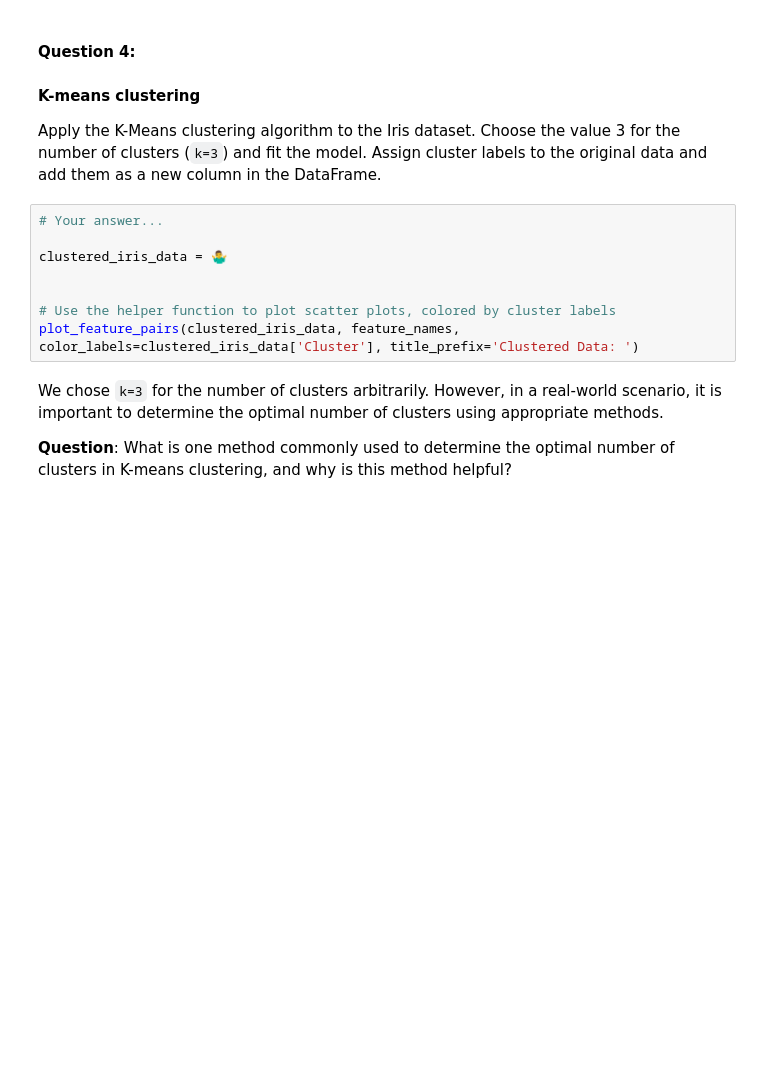
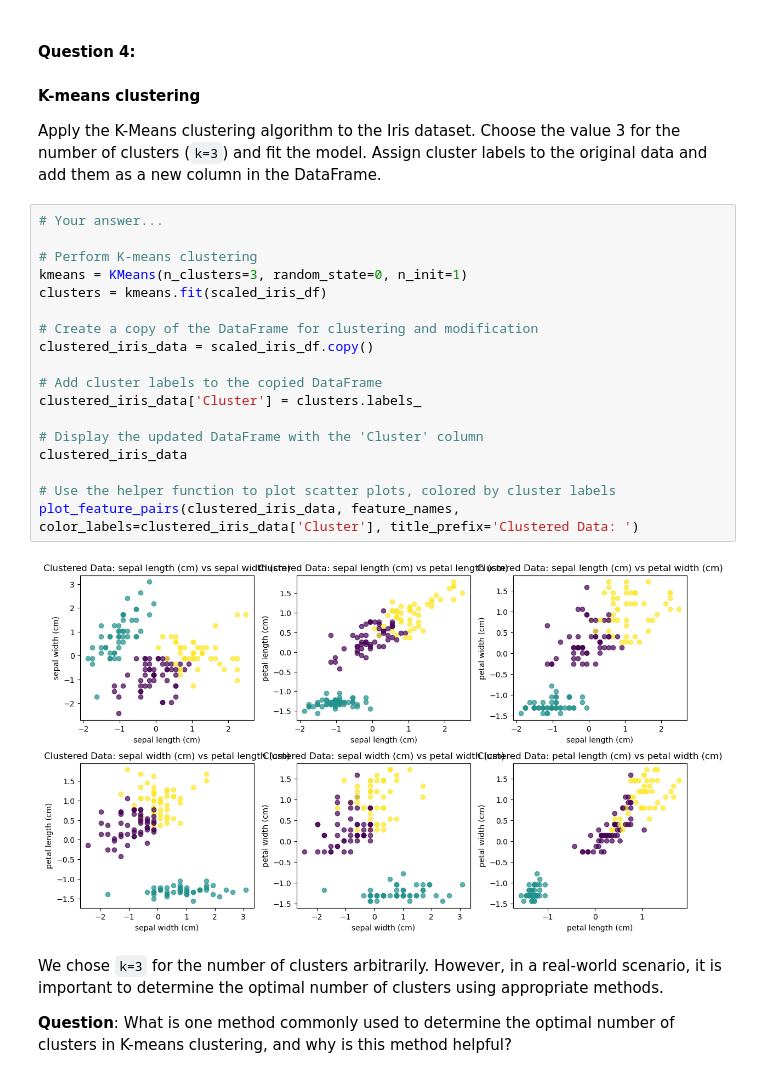
Before and after one commit to s-gunde/applying_statistical_concepts, a Jupyter notebook: 02_activities/assignments/assignment_3.ipynb, the cells around one changed output. Cells and saved outputs as stored; diff of their text form; blank space fills up the shorter version.

```diff
--- a/02_activities/assignments/assignment_3.ipynb
+++ b/02_activities/assignments/assignment_3.ipynb
@@ -178,11 +180,23 @@ Apply the K-Means clustering algorithm to the Iris dataset. Choose the value 3 f
 # %%
 # Your answer...
 
-clustered_iris_data = 🤷‍♂️
+# Perform K-means clustering
+kmeans = KMeans(n_clusters=3, random_state=0, n_init=1)
+clusters = kmeans.fit(scaled_iris_df)
 
+# Create a copy of the DataFrame for clustering and modification
+clustered_iris_data = scaled_iris_df.copy()
+
+# Add cluster labels to the copied DataFrame
+clustered_iris_data['Cluster'] = clusters.labels_
+
+# Display the updated DataFrame with the 'Cluster' column
+clustered_iris_data
 
 # Use the helper function to plot scatter plots, colored by cluster labels
 plot_feature_pairs(clustered_iris_data, feature_names, color_labels=clustered_iris_data['Cluster'], title_prefix='Clustered Data: ')
+# %% [output]
+[figure, added]
 # %% [markdown]
 We chose `k=3` for the number of clusters arbitrarily. However, in a real-world scenario, it is important to determine the optimal number of clusters using appropriate methods.
 
```
Also changed, not shown: parts of 4 cells of this notebook.
